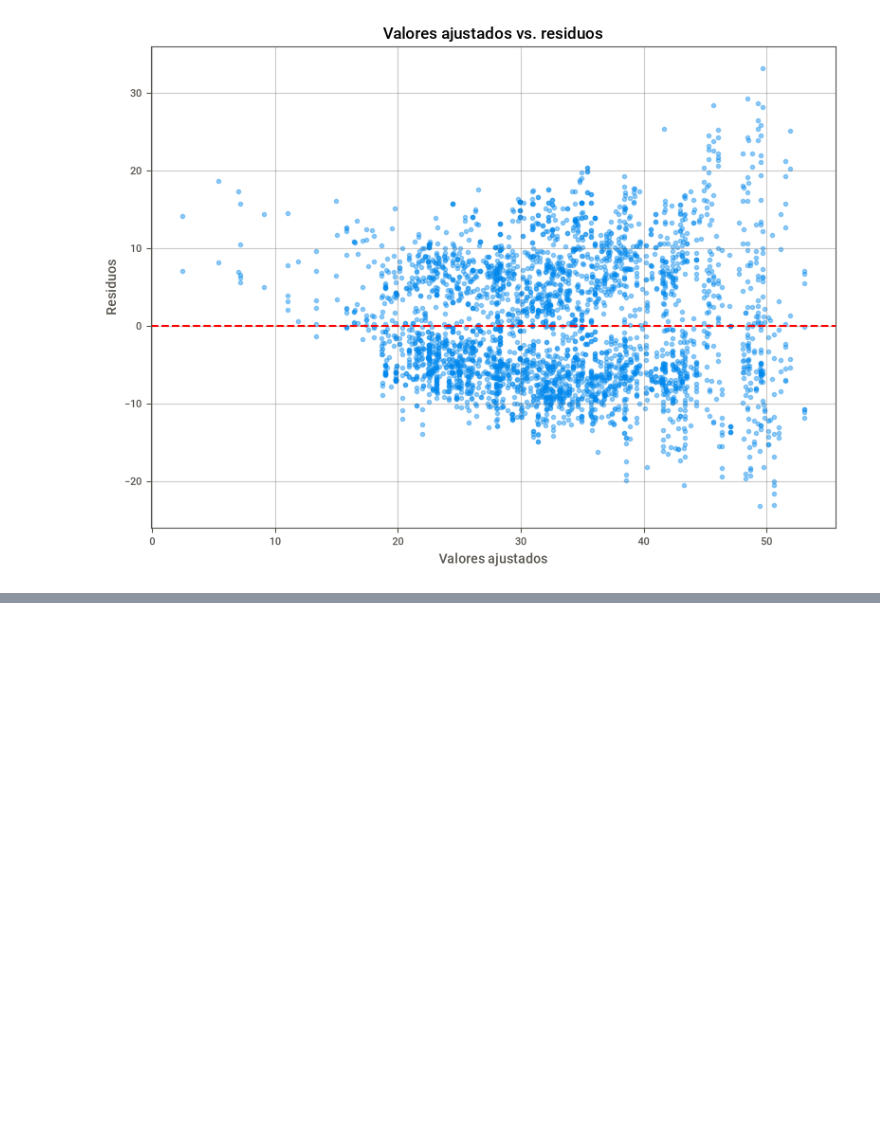
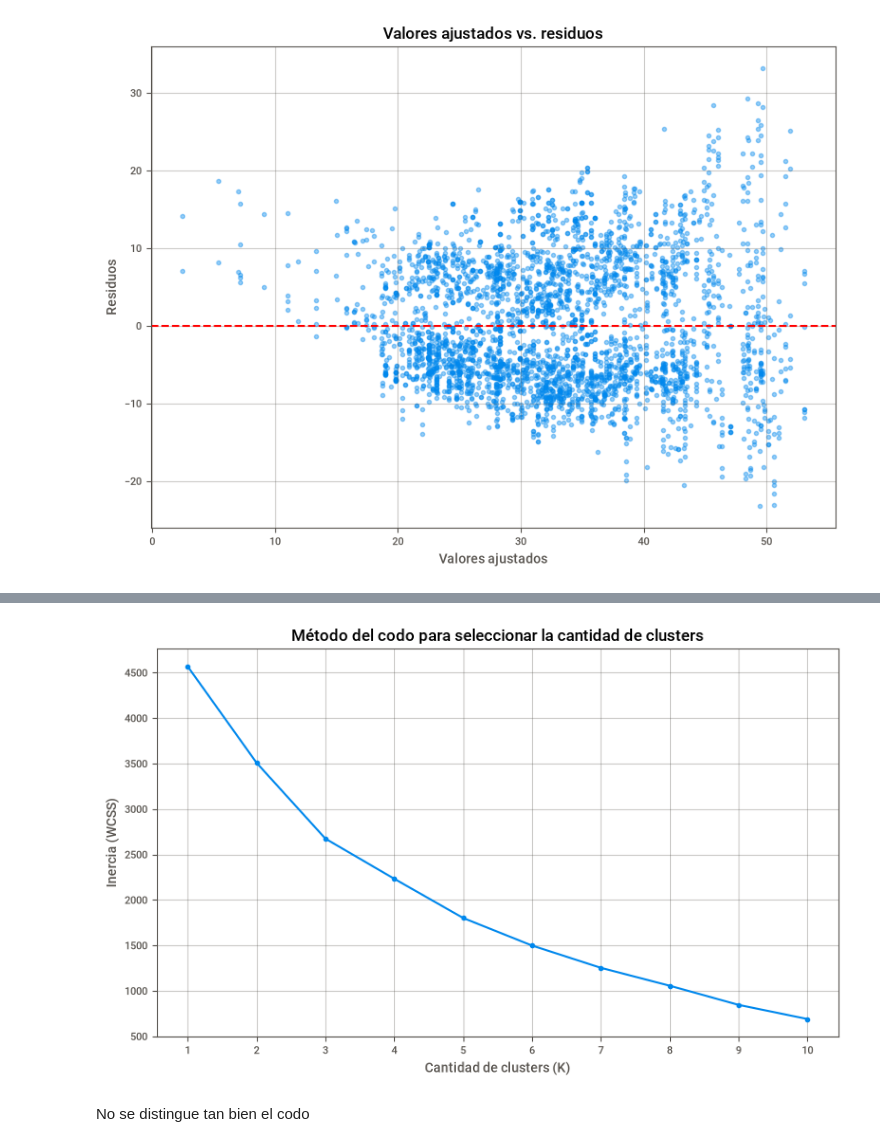
Before and after one commit to abiordorica13/TPEFUNDAMENTOS, a Jupyter notebook: Untitled-1.ipynb, the cells around one changed output, grey strips where cells are left out. Saved outputs shown, nothing was run; the diff lists cells and outputs as text; code cells hidden in the pictures; blank space fills up the shorter version.

```diff
--- a/Untitled-1.ipynb
+++ b/Untitled-1.ipynb
@@ -1608,0 +1634,17 @@ plt.show()
+# %%
+# Normalizamos las variables seleccionadas para que todas esten en una escala de 0 a 1
+
+from sklearn.preprocessing import MinMaxScaler
+
+# Seleccionamos las variables explicativas, excluyendo MPG
+datos_clustering = datos_modelo.drop(columns=["RND_ADJ_FE"])
+
+# Normalizamos las variables
+scaler = MinMaxScaler()
+datos_clustering = pd.DataFrame(
+    scaler.fit_transform(datos_clustering),
+    columns=datos_clustering.columns,
+    index=datos_clustering.index
+)
+
+display(datos_clustering.head())
@@ -1608,0 +1658,31 @@ plt.show()
+# %%
+#K-Means necesita que indiquemos previamente cuántos grupos queremos formar, pero no vamos a elegir un número arbitrario, sino que vamos a usar el método de Elbow plot para determinar el número óptimo de clusters.
+
+from sklearn.cluster import KMeans
+
+inercias = []
+
+# Probamos distintas cantidades de clusters
+for k in range(1, 11):
+    kmeans = KMeans(n_clusters=k, random_state=42, n_init=10)
+    kmeans.fit(datos_clustering)
+
+    inercias.append(kmeans.inertia_)
+
+
+plt.figure(figsize=(8, 5))
+plt.plot(range(1, 11), inercias, marker="o")
+
+plt.title("Método del codo para seleccionar la cantidad de clusters")
+plt.xlabel("Cantidad de clusters (K)")
+plt.ylabel("Inercia (WCSS)")
+plt.xticks(range(1, 11))
+plt.grid(alpha=0.3)
+plt.tight_layout()
+plt.show()
+
+# El punto óptimo de K es "el codo" de la curva es decir:, el punto donde la suma de diferencias cuadradas deja de disminuir a un ritmo alto.
+# %% [output]
+[figure, added]
+# %% [markdown]
+No se distingue tan bien el codo
```
Also changed, not shown: parts of 6 cells of this notebook.
